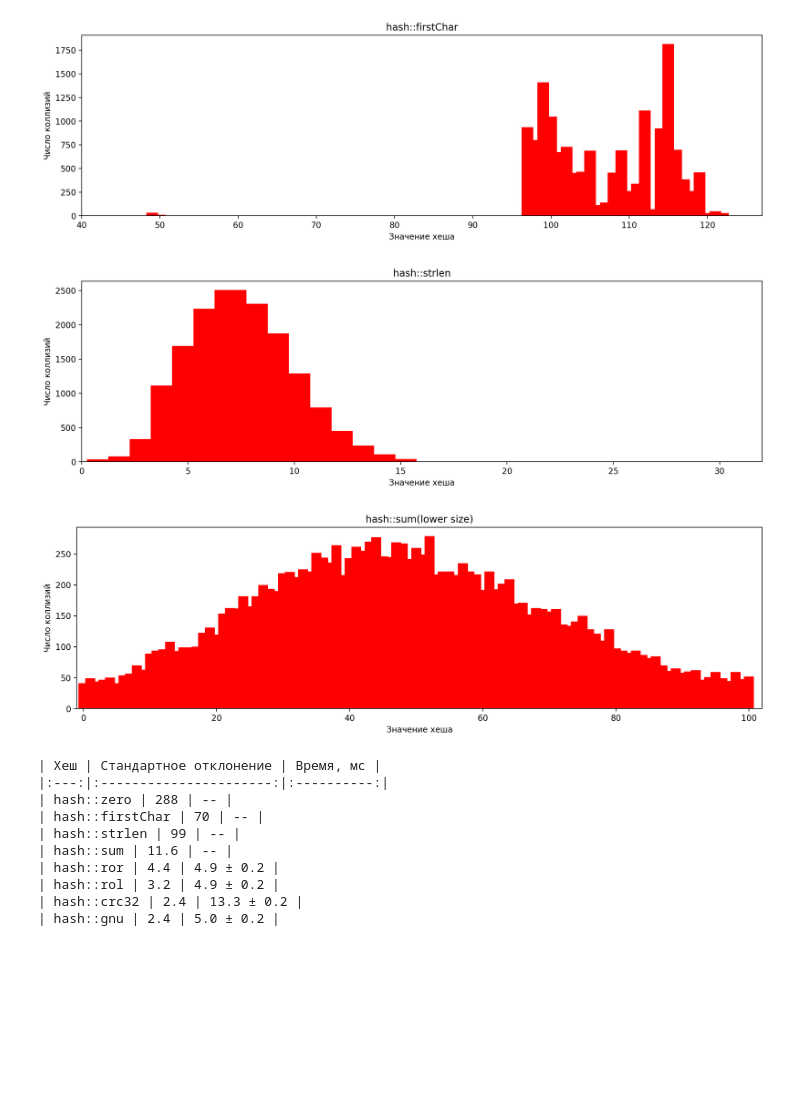
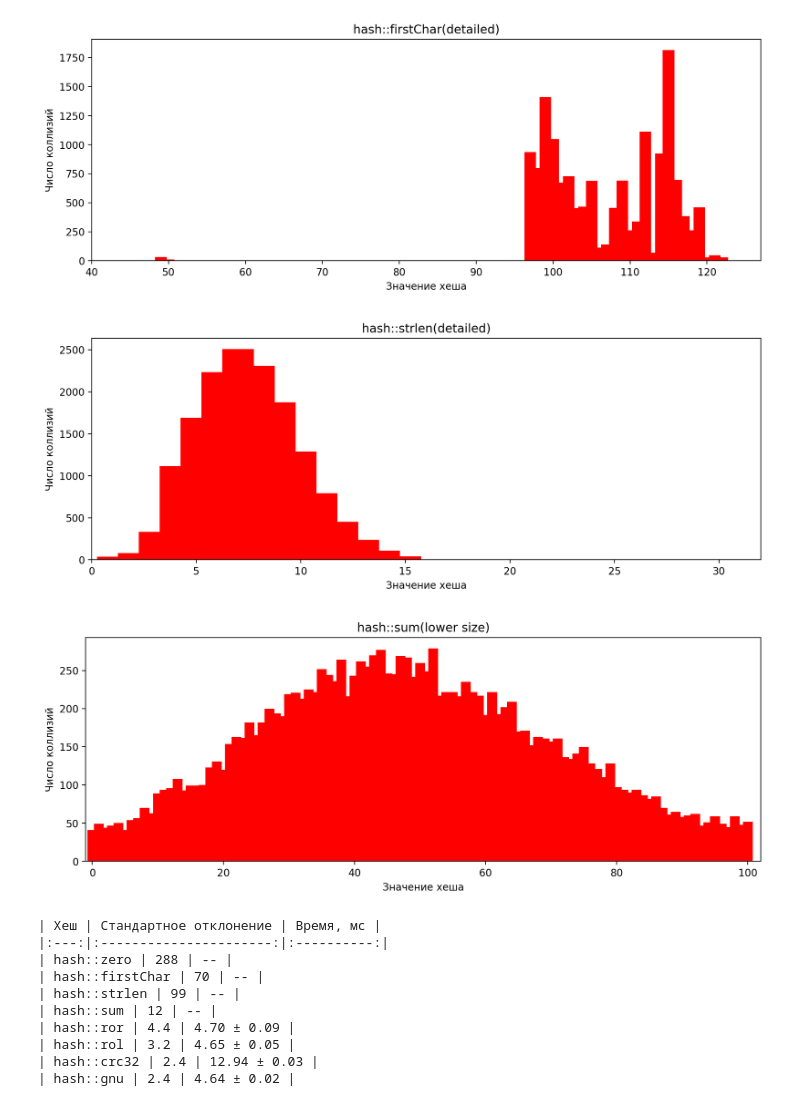
Before and after one commit to victorbaldin56/hashmap, a Jupyter notebook: graphs.ipynb, the cells around one changed output. Cells and saved outputs as stored; diff of their text form; code cells hidden in the pictures; blank space fills up the shorter version.

```diff
--- a/graphs.ipynb
+++ b/graphs.ipynb
@@ -18,7 +18,7 @@ nums = [st['num'] for st in stats]
 loads = [st['load'] for st in stats]
 # %%
 def plot_hash_func(num, load_factor, title, xlim):
-    plt.figure(figsize=(15, 4), dpi=200)
+    plt.figure(figsize=(12, 4), dpi=200)
     plt.xlim(xlim)
     plt.bar(num, load_factor, color='red', width=1.5)
     plt.xlabel('Значение хеша')
@@ -40,13 +40,13 @@ for i in range(nums.__len__()):
 # %%
 # Detailed bars for hash::firstChar and hash::strlen
 
 xlims = [[0, 0], [40, 127], [0, 32]]
 
 for i in [1, 2]:
-    plot_hash_func(nums[i], loads[i], title=f'{HASH_FUNCS[i]}', xlim=xlims[i])
+    plot_hash_func(nums[i], loads[i], title=f'{HASH_FUNCS[i]}(detailed)', xlim=xlims[i])
 # %% [output]
-[figure, old version]
+[figure, new version]
-[figure, old version]
+[figure, new version]
 # %%
 SEPARATE_SUM_HASH_TEST = 'hash::sum(lower size)'
 
@@ -54,7 +54,7 @@ sum_low_size = pd.read_csv(f'{STATS_DIR}/{SEPARATE_SUM_HASH_TEST}.csv')
 plot_hash_func(sum_low_size['num'], sum_low_size['load'],
                title=SEPARATE_SUM_HASH_TEST, xlim=[-1, 102])
 # %% [output]
-[figure, old version]
+[figure, new version]
 # %%
 print('| Хеш | Стандартное отклонение | Время, мс |')
 print('|:---:|:----------------------:|:----------:|')
@@ -72,23 +72,21 @@ times_stddev = [0] * good_hashes.__len__()
 
 for i in range(HASH_FUNCS.__len__()):
     devs[i] = np.std(loads[i])
-    if i < 3:
+    if i < START_IND:
         print(f'| {HASH_FUNCS[i]} | {devs[i]:.0f} | -- |')
-    elif 3 <= i < START_IND:
-        print(f'| {HASH_FUNCS[i]} | {devs[i]:.1f} | -- |')
     else:
         avg_times[i - START_IND] = np.mean(timevals[i - START_IND])
         times_stddev[i - START_IND] = np.std(timevals[i - START_IND])
-        print(f'| {HASH_FUNCS[i]} | {devs[i]:.1f} | {avg_times[i - START_IND] / 1e6:.1f} ± {times_stddev[i - START_IND] / 1e6:.1f} |')
+        print(f'| {HASH_FUNCS[i]} | {devs[i]:.1f} | {avg_times[i - START_IND] / 1e6:.2f} ± {times_stddev[i - START_IND] / 1e6:.2f} |')
 # %% [output]
 | Хеш | Стандартное отклонение | Время, мс |
 |:---:|:----------------------:|:----------:|
 | hash::zero | 288 | -- |
 | hash::firstChar | 70 | -- |
 | hash::strlen | 99 | -- |
-| hash::sum | 11.6 | -- |
-| hash::ror | 4.4 | 4.9 ± 0.2 |
-| hash::rol | 3.2 | 4.9 ± 0.2 |
-| hash::crc32 | 2.4 | 13.3 ± 0.2 |
-| hash::gnu | 2.4 | 5.0 ± 0.2 |
+| hash::sum | 12 | -- |
+| hash::ror | 4.4 | 4.70 ± 0.09 |
+| hash::rol | 3.2 | 4.65 ± 0.05 |
+| hash::crc32 | 2.4 | 12.94 ± 0.03 |
+| hash::gnu | 2.4 | 4.64 ± 0.02 |
 # %%
```
Also changed, not shown: parts of 2 cells of this notebook, 28 other files.
